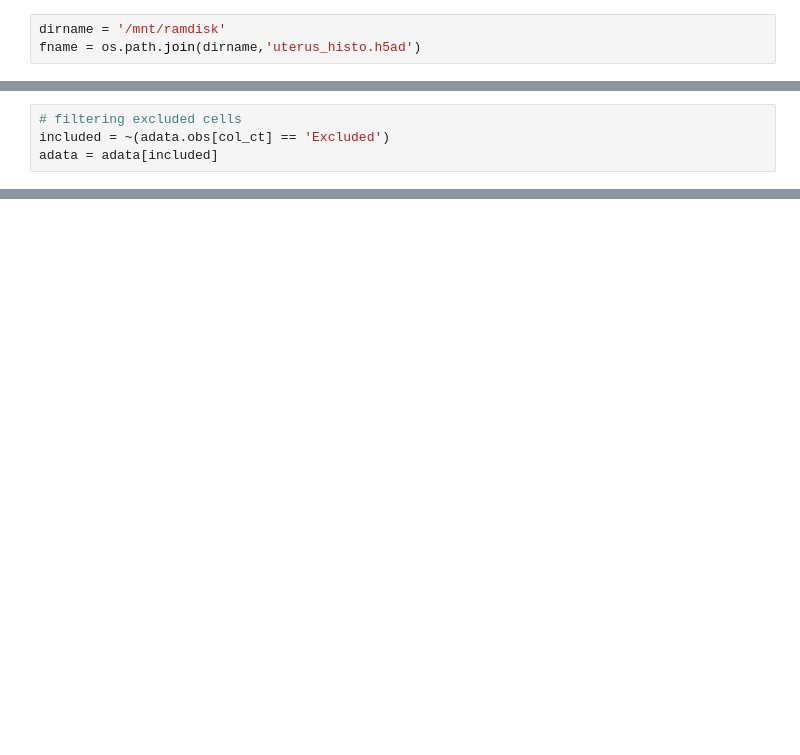
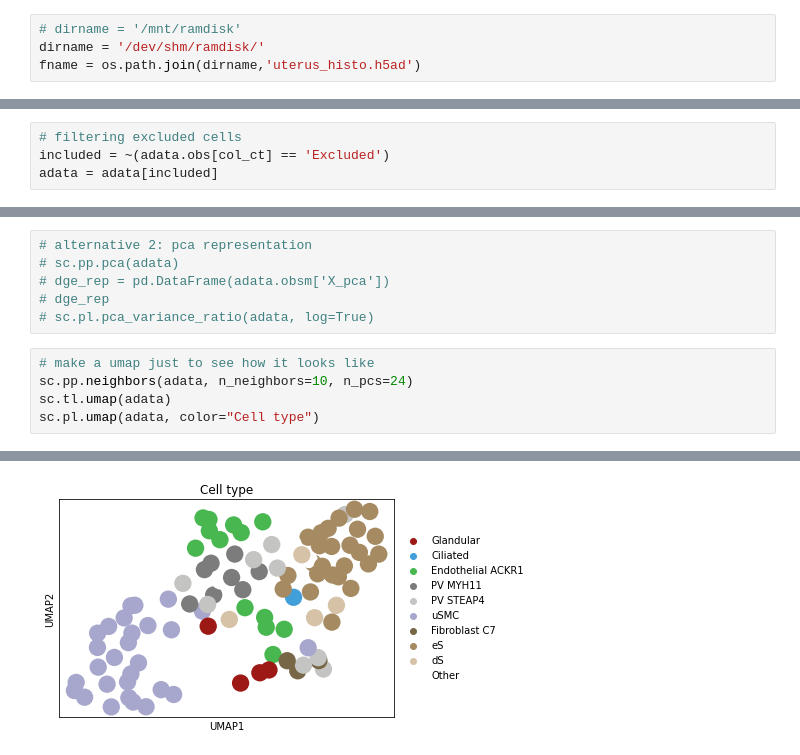
Before and after one commit to vfschumann/novosparc, a Jupyter notebook: Vic/reconstruct_endometrium.ipynb, the cells around one changed output, grey strips where cells are left out. Cells and saved outputs as stored; diff of their text form; blank space fills up the shorter version.

```diff
--- a/Vic/reconstruct_endometrium.ipynb
+++ b/Vic/reconstruct_endometrium.ipynb
@@ -24,7 +24,8 @@ rcParams['font.family'] = 'sans-serif'
 downloaded here:
 placed here on murphy:
 # %%
-dirname = '/mnt/ramdisk'
+# dirname = '/mnt/ramdisk'
+dirname = '/dev/shm/ramdisk/'
 fname = os.path.join(dirname,'uterus_histo.h5ad')
 # %%
 # read data
@@ -85,0 +119,12 @@ adata = adata[included]
+# %%
+# alternative 2: pca representation
+# sc.pp.pca(adata)
+# dge_rep = pd.DataFrame(adata.obsm['X_pca'])
+# dge_rep
+# sc.pl.pca_variance_ratio(adata, log=True)
+# %%
+# make a umap just to see how it looks like
+sc.pp.neighbors(adata, n_neighbors=10, n_pcs=24)
+sc.tl.umap(adata)
+sc.pl.umap(adata, color="Cell type")
+# %% [output]
@@ -85,0 +133 @@ adata = adata[included]
+[figure, added]
```
Also changed, not shown: parts of 20 cells of this notebook.
